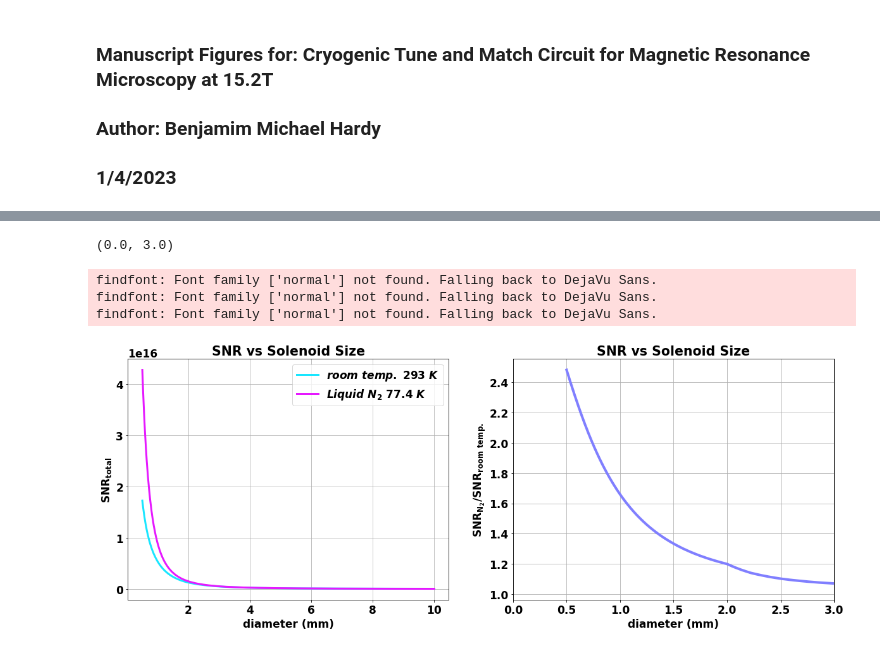
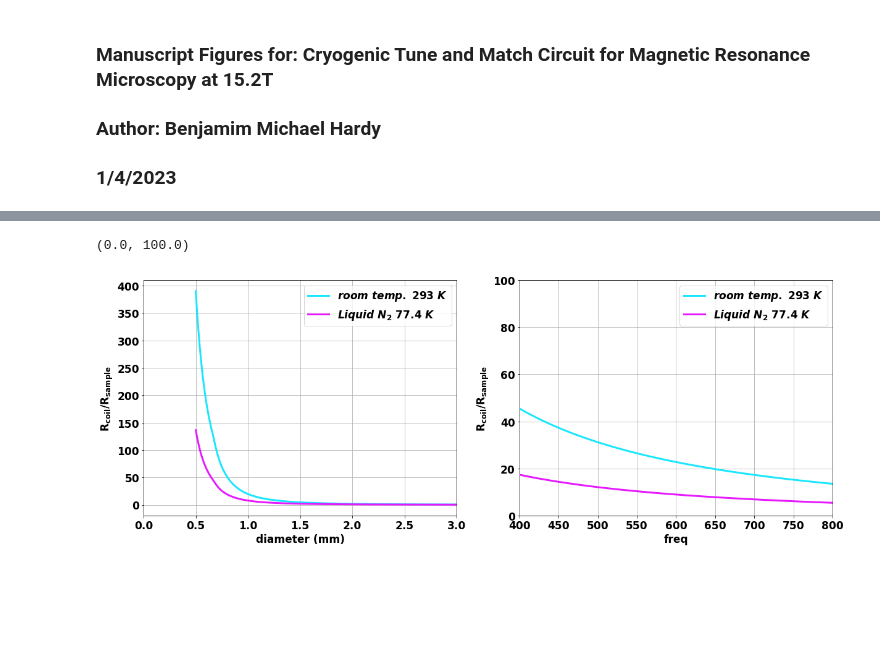
Before and after one commit to benjhardy/Coil_vs_Sample_Noise_MRI, a Jupyter notebook: manuscript_figures.ipynb, the cells around one changed output, grey strips where cells are left out. Saved outputs shown, nothing was run; the diff lists cells and outputs as text; code cells hidden in the pictures; blank space fills up the shorter version.

Commit message:
includes updated figure 2 calculation

```diff
--- a/manuscript_figures.ipynb
+++ b/manuscript_figures.ipynb
@@ -61,29 +224,35 @@ for di in range(nump):
 # %%
 # plots:
 col = plt.cm.cool([0.1,0.9,.5])
 plt.subplots(figsize=(20,7))
 plt.subplot(1,2,1)
 plt.plot(dcoilSizes*1000, snr1_rt,linewidth=3,label=r'$room\ temp.\ 293\ K$',color=col[0])
 plt.plot(dcoilSizes*1000, snr1_ct,linewidth=3,label=r'$Liquid\ N_2\ 77.4\ K$',color=col[1])
 
 plt.xlabel('diameter (mm)',fontweight='bold')
-plt.ylabel(r'$\bfSNR_{total}$',fontweight='bold')
-plt.title('SNR vs Solenoid Size',fontweight='bold')
+plt.ylabel(r'$\bfR_{coil}/R_{sample}$',fontweight='bold')
+plt.title('',fontweight='bold')
 plt.grid()
 legend_properties = {'weight':'normal'}
 
 plt.legend(prop=legend_properties)
 
+plt.xlim([0,3])
+
+
 plt.subplot(1,2,2)
-plt.plot(dcoilSizes*1000, np.divide(snr1_ct,snr1_rt),linewidth=4,color=col[2])
+plt.plot(fs*1e-6, RvsFreqrt,linewidth=3,label=r'$room\ temp.\ 293\ K$',color=col[0])
+plt.plot(fs*1e-6, RvsFreqc,linewidth=3,label=r'$Liquid\ N_2\ 77.4\ K$',color=col[1])
+
+plt.xlabel('freq',fontweight='bold')
+plt.ylabel(r'$\bfR_{coil}/R_{sample}$',fontweight='bold')
+plt.title('',fontweight='bold')
 plt.grid()
-plt.xlabel('diameter (mm)',fontweight='bold')
-plt.ylabel(r'$\bfSNR_{N_2}/SNR_{room\ temp.}$',fontweight='bold')
-plt.title('SNR vs Solenoid Size',fontweight='bold')
-plt.xlim(0,3)
+legend_properties = {'weight':'normal'}
+
+plt.legend(prop=legend_properties)
+plt.xlim([400,800])
+plt.ylim([0,100])
 # %% [output]
-(0.0, 3.0)
+(0.0, 100.0)
-findfont: Font family ['normal'] not found. Falling back to DejaVu Sans.
-findfont: Font family ['normal'] not found. Falling back to DejaVu Sans.
-findfont: Font family ['normal'] not found. Falling back to DejaVu Sans.
-[figure, old version]
+[figure, new version]
```
Also changed, not shown: parts of 6 cells of this notebook.
